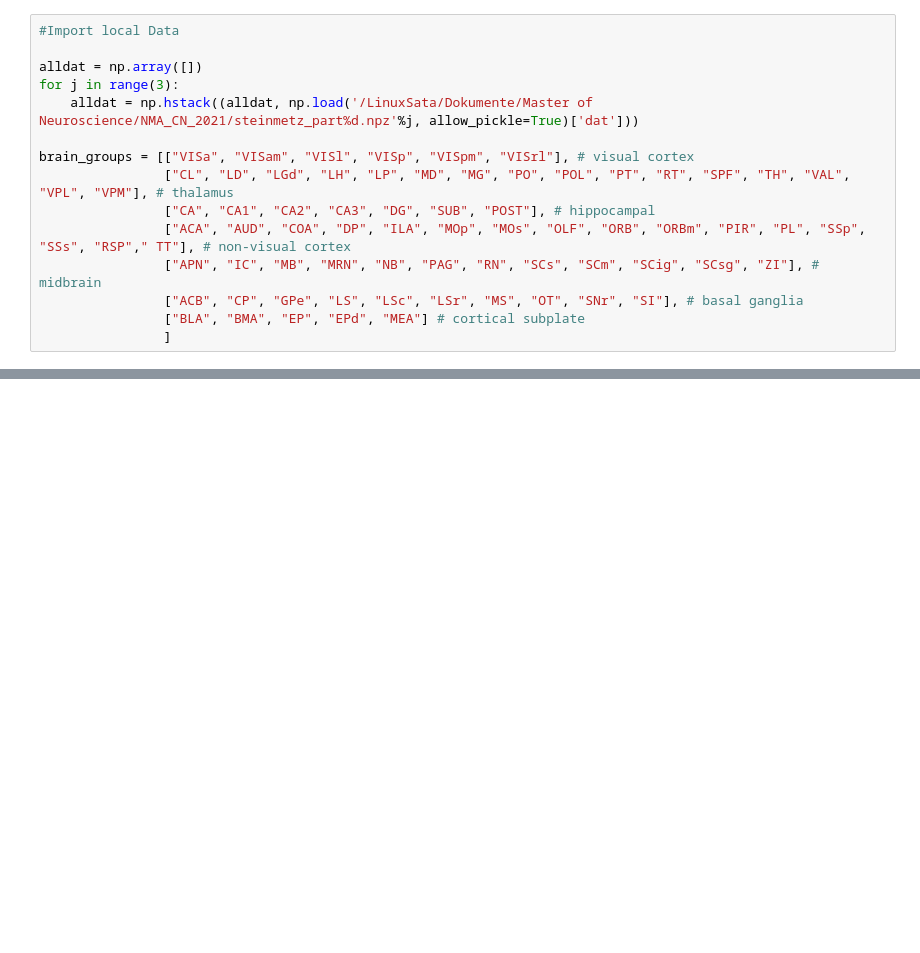
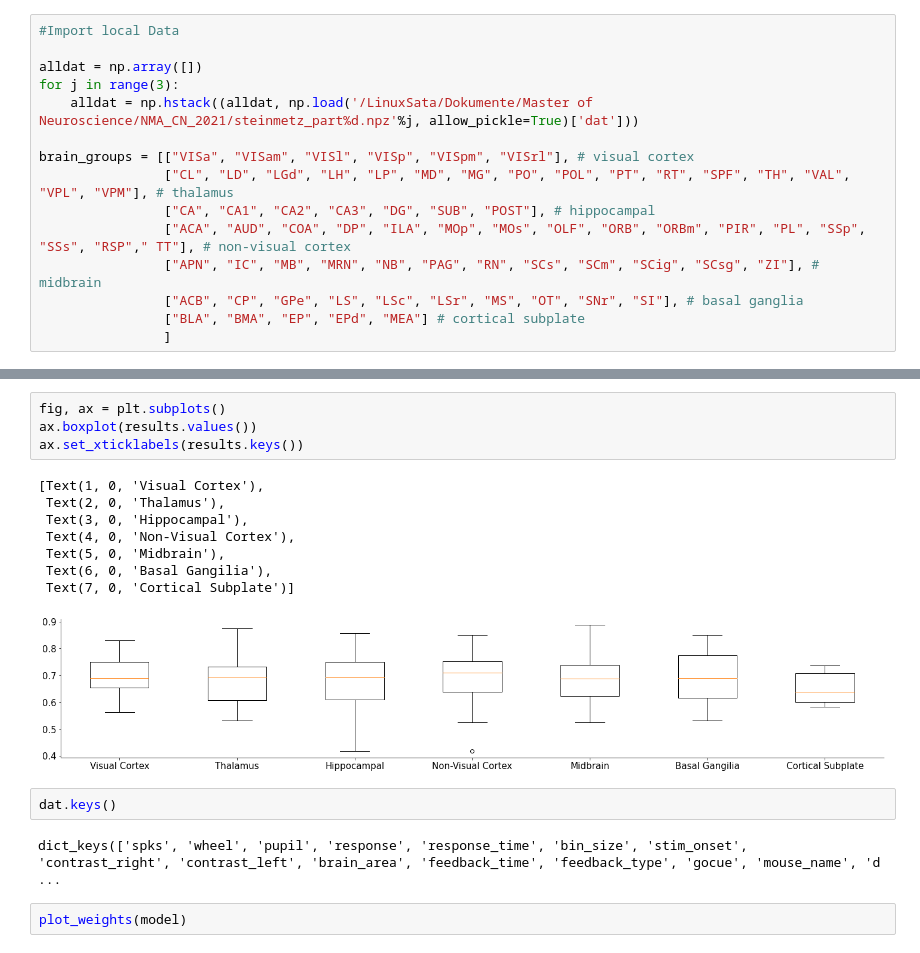
Before and after one commit to Enormous-Ferrets/steinmetz-analysis, a Jupyter notebook: notebooks/samuel.ipynb, the cells around one changed output, grey strips where cells are left out. Saved outputs shown, nothing was run; the diff lists cells and outputs as text; blank space fills up the shorter version.

```diff
--- a/notebooks/samuel.ipynb
+++ b/notebooks/samuel.ipynb
@@ -242,0 +335,19 @@ array([[[ 0,  1,  2],
+# %%
+fig, ax = plt.subplots()
+ax.boxplot(results.values())
+ax.set_xticklabels(results.keys())
+# %% [output]
+[Text(1, 0, 'Visual Cortex'),
+ Text(2, 0, 'Thalamus'),
+ Text(3, 0, 'Hippocampal'),
+ Text(4, 0, 'Non-Visual Cortex'),
+ Text(5, 0, 'Midbrain'),
+ Text(6, 0, 'Basal Gangilia'),
+ Text(7, 0, 'Cortical Subplate')]
+[figure, added]
+# %%
+dat.keys()
+# %% [output]
+dict_keys(['spks', 'wheel', 'pupil', 'response', 'response_time', 'bin_size', 'stim_onset', 'contrast_right', 'contrast_left', 'brain_area', 'feedback_time', 'feedback_type', 'gocue', 'mouse_name', 'd ...
+# %%
+plot_weights(model)
```
Also changed, not shown: parts of 34 cells of this notebook.
